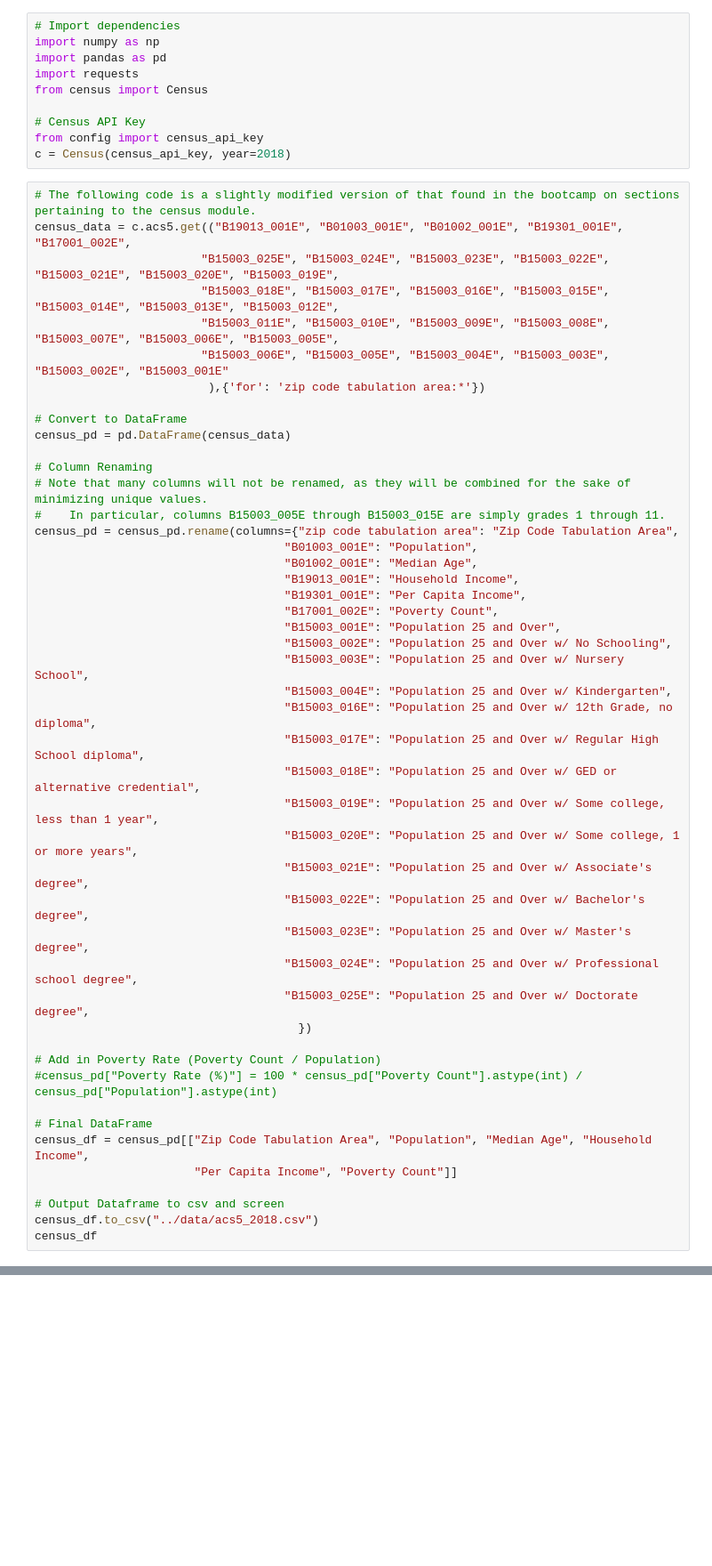
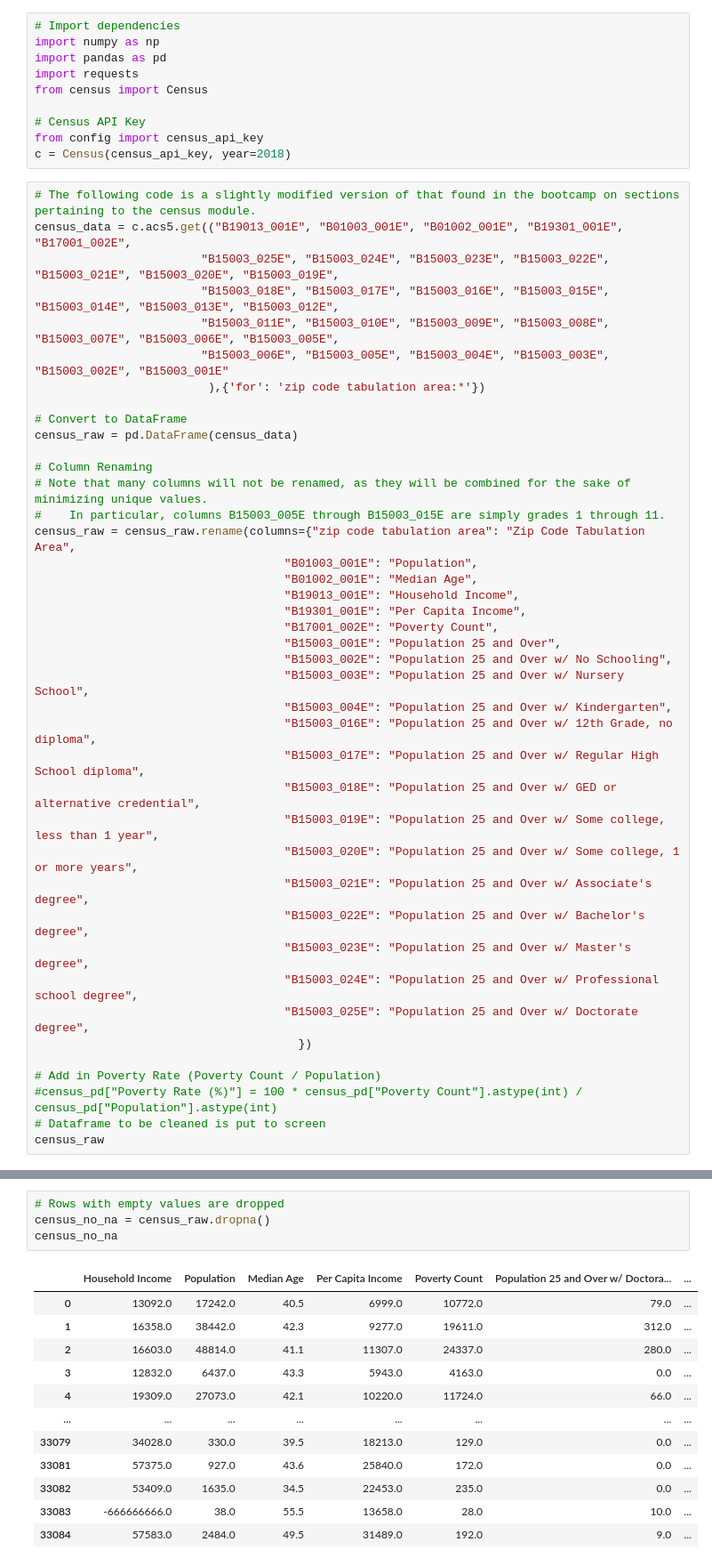
Before and after one commit to JamesRucker/Final_Project_Dilapidation_and_Housing_Prices, a Jupyter notebook: data/Census_Data.ipynb, the cells around one changed output, grey strips where cells are left out. Shown: that part at 89% size. Cells and saved outputs as stored; diff of their text form; blank space fills up the shorter version.

Commit message:
null values dropped, checked for duplicates, array of zip codes to be dropped for impossible values generated

```diff
--- a/data/Census_Data.ipynb
+++ b/data/Census_Data.ipynb
@@ -18,12 +18,12 @@ census_data = c.acs5.get(("B19013_001E", "B01003_001E", "B01002_001E", "B19301_0
                          ),{'for': 'zip code tabulation area:*'})
 
 # Convert to DataFrame
-census_pd = pd.DataFrame(census_data)
+census_raw = pd.DataFrame(census_data)
 
 # Column Renaming
 # Note that many columns will not be renamed, as they will be combined for the sake of minimizing unique values.
 #    In particular, columns B15003_005E through B15003_015E are simply grades 1 through 11.
-census_pd = census_pd.rename(columns={"zip code tabulation area": "Zip Code Tabulation Area",
+census_raw = census_raw.rename(columns={"zip code tabulation area": "Zip Code Tabulation Area",
                                     "B01003_001E": "Population",
                                     "B01002_001E": "Median Age",
                                     "B19013_001E": "Household Income",
@@ -47,12 +47,6 @@ census_pd = census_pd.rename(columns={"zip code tabulation area": "Zip Code Tabu
 
 # Add in Poverty Rate (Poverty Count / Population)
 #census_pd["Poverty Rate (%)"] = 100 * census_pd["Poverty Count"].astype(int) / census_pd["Population"].astype(int)
-
-# Final DataFrame
-census_df = census_pd[["Zip Code Tabulation Area", "Population", "Median Age", "Household Income",
-                       "Per Capita Income", "Poverty Count"]]
-
-# Output Dataframe to csv and screen
-census_df.to_csv("../data/acs5_2018.csv")
-census_df
+# Dataframe to be cleaned is put to screen
+census_raw
 # %% [output]
@@ -87,0 +71,17 @@ census_pd
+# %%
+# Rows with empty values are dropped
+census_no_na = census_raw.dropna()
+census_no_na
+# %% [output]
+|  | Household Income | Population | Median Age | Per Capita Income | Poverty Count | Population 25 and Over w/ Doctora... | ... |
+| 0 | 13092.0 | 17242.0 | 40.5 | 6999.0 | 10772.0 | 79.0 | ... |
+| 1 | 16358.0 | 38442.0 | 42.3 | 9277.0 | 19611.0 | 312.0 | ... |
+| 2 | 16603.0 | 48814.0 | 41.1 | 11307.0 | 24337.0 | 280.0 | ... |
+| 3 | 12832.0 | 6437.0 | 43.3 | 5943.0 | 4163.0 | 0.0 | ... |
+| 4 | 19309.0 | 27073.0 | 42.1 | 10220.0 | 11724.0 | 66.0 | ... |
+| ... | ... | ... | ... | ... | ... | ... | ... |
+| 33079 | 34028.0 | 330.0 | 39.5 | 18213.0 | 129.0 | 0.0 | ... |
+| 33081 | 57375.0 | 927.0 | 43.6 | 25840.0 | 172.0 | 0.0 | ... |
+| 33082 | 53409.0 | 1635.0 | 34.5 | 22453.0 | 235.0 | 0.0 | ... |
+| 33083 | -666666666.0 | 38.0 | 55.5 | 13658.0 | 28.0 | 10.0 | ... |
+| 33084 | 57583.0 | 2484.0 | 49.5 | 31489.0 | 192.0 | 9.0 | ... |
```
Also changed, not shown: parts of 7 cells of this notebook, 1 other file.
